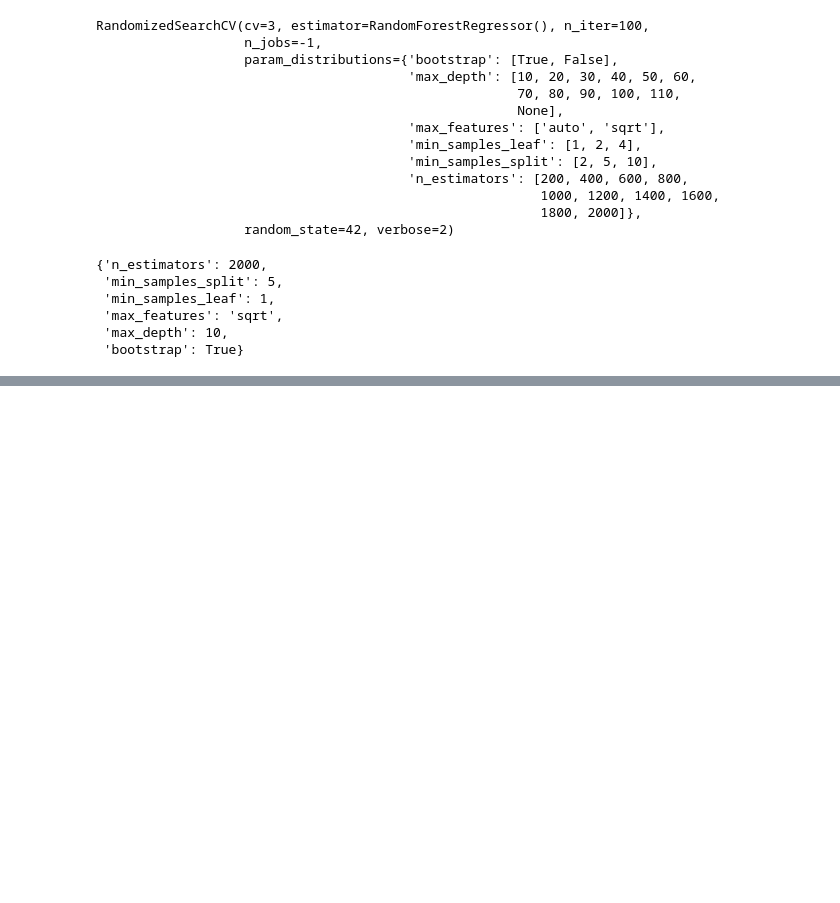
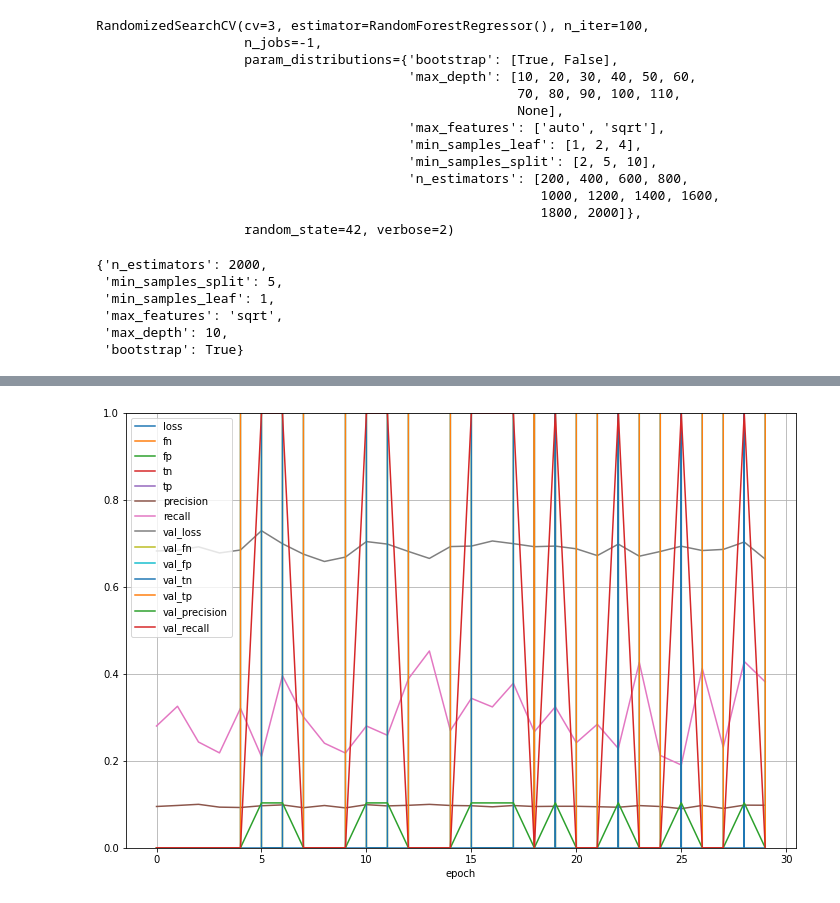
Before and after one commit to JQB26/ML-industry-4.0, a Jupyter notebook: main.ipynb, the cells around one changed output, grey strips where cells are left out. Cells and saved outputs as stored; diff of their text form; code cells hidden in the pictures; blank space fills up the shorter version.

```diff
--- a/main.ipynb
+++ b/main.ipynb
@@ -261,0 +316,10 @@ rf_random.best_params_
+# %%
+random_forest2 = RandomForestClassifier()
+random_forest2.fit(X_train2, y_train)
+
+
+print("Accuracy on training set 1: {:.3f}".format(random_forest.score(X_train, y_train)))
+print("Accuracy on test set 1: {:.3f}".format(random_forest.score(X_test, y_test)))
+print("================================")
+print("Accuracy on training set 2: {:.3f}".format(random_forest2.score(X_train2, y_train)))
+print("Accuracy on test set 2: {:.3f}".format(random_forest2.score(X_test, y_test)))
@@ -261,0 +368,28 @@ rf_random.best_params_
+# %%
+metrics = [
+    keras.metrics.FalseNegatives(name="fn"),
+    keras.metrics.FalsePositives(name="fp"),
+    keras.metrics.TrueNegatives(name="tn"),
+    keras.metrics.TruePositives(name="tp"),
+    keras.metrics.Precision(name="precision"),
+    keras.metrics.Recall(name="recall"),
+]
+
+model.compile(
+    optimizer=keras.optimizers.Adam(1e-2), loss="binary_crossentropy", metrics=metrics
+)
+
+class_weight = {0: weight_for_0, 1: weight_for_1}
+
+history = History()
+
+history = model.fit(
+    X_train,
+    y_train,
+    #batch_size=2048,
+    batch_size=64,
+    epochs=30,
+    verbose=2,
+    validation_data=(X_test, y_test),
+    class_weight=class_weight,
+)
@@ -261,0 +414,8 @@ rf_random.best_params_
+# %%
+pd.DataFrame(history.history).plot(figsize=(12, 8))
+plt.grid(True)
+plt.gca().set_ylim(0, 1)
+plt.xlabel("epoch")
+plt.show()
+# %% [output]
+[figure, added]
```
Also changed, not shown: parts of 34 cells of this notebook, 1 other file.
